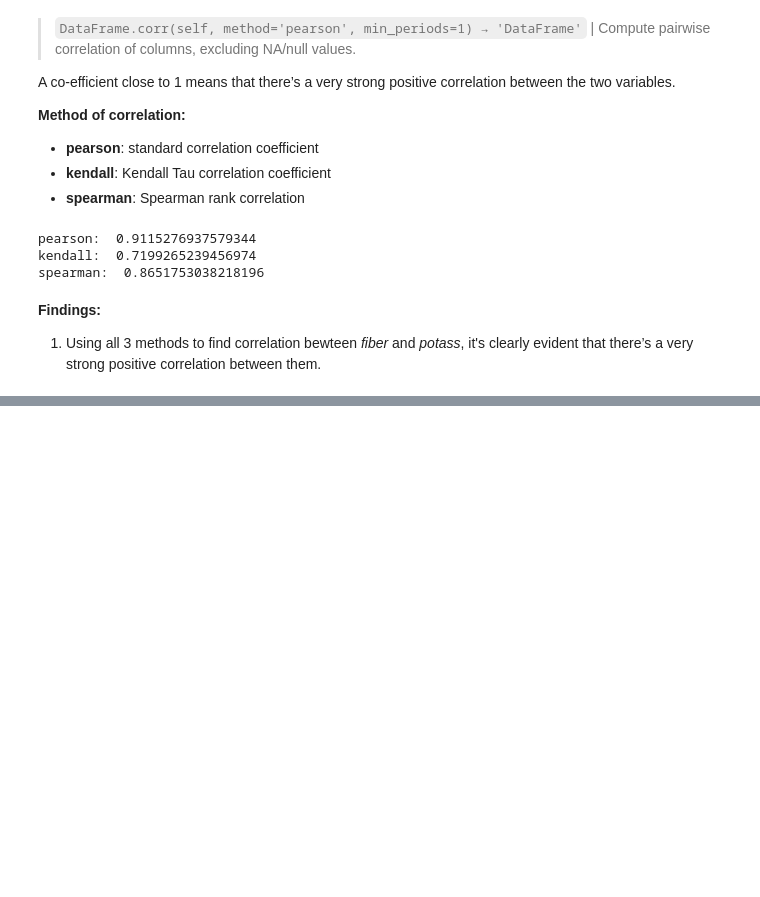
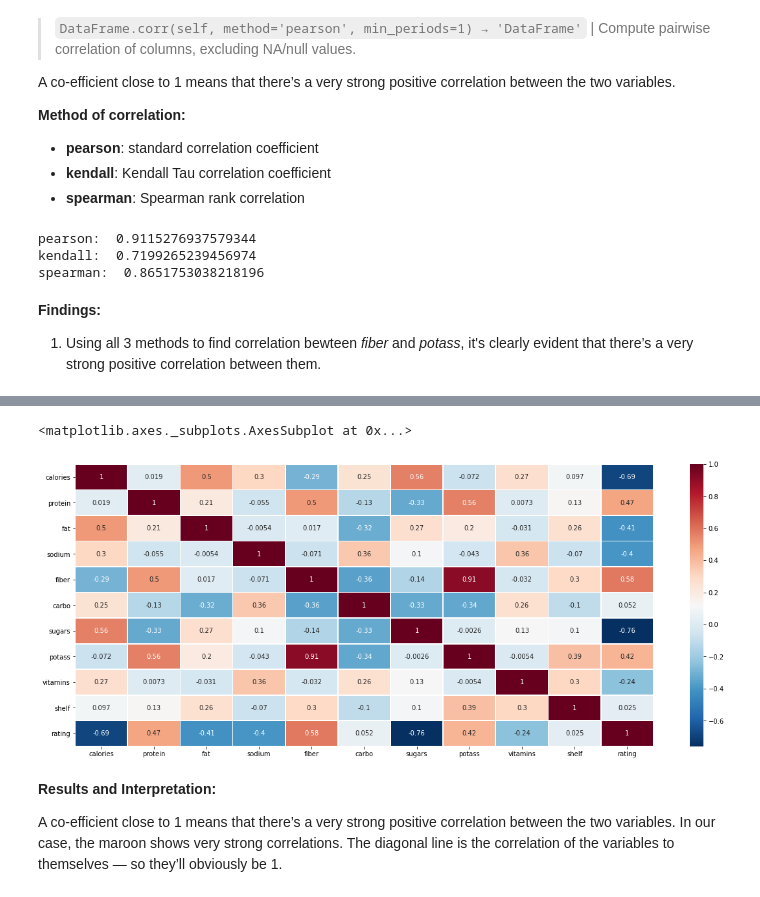
Before and after one commit to zaedulislam/Machine_Learning_Projects, a Jupyter notebook: Cereal/Cereal.ipynb, the cells around one changed output, grey strips where cells are left out. Cells and saved outputs as stored; diff of their text form; code cells hidden in the pictures; blank space fills up the shorter version.

Commit message:
Calculating the Pearson Correlation

```diff
--- a/Cereal/Cereal.ipynb
+++ b/Cereal/Cereal.ipynb
@@ -102,0 +107,5 @@ spearman:  0.8651753038218196
+# %%
+# Calculating the Pearson Corellation
+pearsonCorrelation = dataset.corr(method = 'pearson')
+
+pearsonCorrelation
@@ -102,0 +125,16 @@ spearman:  0.8651753038218196
+# %%
+plt.figure(figsize = (20, 8))
+
+sb.heatmap(pearsonCorrelation,
+            xticklabels=pearsonCorrelation.columns,
+            yticklabels=pearsonCorrelation.columns,
+            cmap='RdBu_r',
+            annot=True,
+            linewidth=0.8)
+# %% [output]
+<matplotlib.axes._subplots.AxesSubplot at 0x...>
+[figure, added]
+# %% [markdown]
+**Results and Interpretation:**
+
+A co-efficient close to 1 means that there’s a very strong positive correlation between the two variables. In our case, the maroon shows very strong correlations. The diagonal line is the correlation of the variables to themselves — so they’ll obviously be 1.
```
Also changed, not shown: parts of 5 cells of this notebook.
